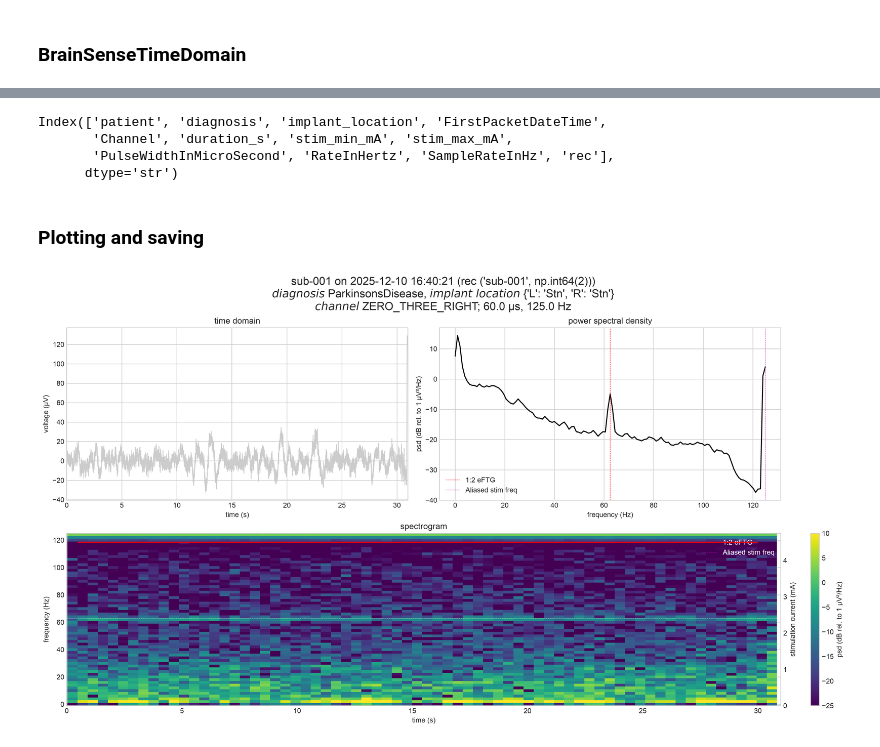
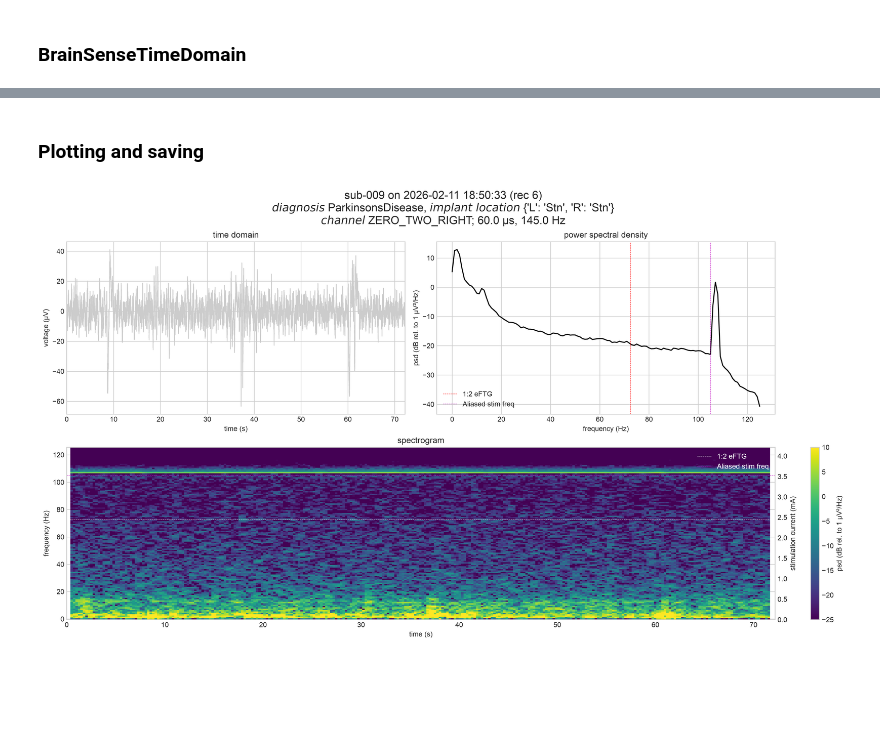
Before and after one commit to aashishcodada/entrained-gamma, a Jupyter notebook: pooled-data.ipynb, the cells around one changed output, grey strips where cells are left out. Cells and saved outputs as stored; diff of their text form; code cells hidden in the pictures; blank space fills up the shorter version.

Commit message:
Plotted new spectrograms plus added spectrum calculation in BSTD creation

```diff
--- a/pooled-data.ipynb
+++ b/pooled-data.ipynb
@@ -291,33 +319,14 @@ memory usage: 443.5+ KB
-# %%
-# SAVE BSTD
-# bstd.to_csv(f"{DIRECTORY}/brainsensetimedomain.csv")
-bstd_filt = bstd[(bstd.duration_s > 20)].drop(columns='original_sample').reset_index(drop=True)
-bstd_filt['rec'] = bstd_filt.groupby('patient').cumcount()
-
-bstd_abridged = bstd_filt.filter(
-    regex="pat|^First.+Time$|Chan|dur|Rate|diag|impl|Width|rec"
-).iloc[:, [0, 3, 4, 1, 2, -2, -4, -3, -5, -1]]
-bstd_abridged.insert(6, 'stim_min_mA', bstd_filt.stim_mA.map(min))
-bstd_abridged.insert(7, 'stim_max_mA', bstd_filt.stim_mA.map(max))
-# bstd_abridged.to_csv(f"{DIRECTORY}/recordings.csv", index=False, date_format="%m/%d/%y %H:%M")
-
-bstd_abridged.columns
-# %% [output]
-Index(['patient', 'diagnosis', 'implant_location', 'FirstPacketDateTime',
-       'Channel', 'duration_s', 'stim_min_mA', 'stim_max_mA',
-       'PulseWidthInMicroSecond', 'RateInHertz', 'SampleRateInHz', 'rec'],
-      dtype='str')
 # %% [markdown]
 ### Plotting and saving
 # %%
-def plot_sample(sample: pd.Series, vmin=-40, vmax=10):
+def plot_sample(sample:pd.Series, vmin, vmax):
     """
     Plot a BrainSenseTimeDomain sample with its time-domain signal, spectrogram, and stimulation current.
     """
-    recid = sample.name if isinstance(sample, pd.Series) else sample.Index
-
-    time = (sample.time_ms - sample.time_ms[0]) / 1000  # convert to seconds, relative to the first sample
-    time_stim = (sample.stim_time_ms - sample.time_ms[0]) / 1000 # same for stim times
+    time_convert = lambda t: (t-sample.time_ms[0])/1000
+    time = time_convert(sample.time_ms)
+    time_stim = time_convert(sample.stim_time_ms) # same for stim times
+    time_spec = time_convert(sample.spec_time_ms)
     xlim = (0, time[-1])
 
     aliased_stim_freq = np.abs(
@@ -330,7 +339,7 @@ def plot_sample(sample: pd.Series, vmin=-40, vmax=10):
     ax = [fig.add_subplot(i) for i in [gs[0, 0], gs[0, 1], gs[1, :]]]
 
     fig.suptitle(
-        f"{sample.patient} on {sample.SessionDate.date()} {sample.FirstPacketDateTime.strftime('%H:%M:%S')} (rec {recid})\n"
+        f"{sample.patient} on {sample.FirstPacketDateTime.date()} {sample.FirstPacketDateTime.strftime('%H:%M:%S')} (rec {sample.rec})\n"
         f"$diagnosis$ {sample.diagnosis}, $implant\\ location$ {sample.implant_location}\n"
         f"$channel$ {sample.Channel}; {sample.PulseWidthInMicroSecond} µs, {sample.RateInHertz} Hz",
         fontsize=16
@@ -340,21 +349,17 @@ def plot_sample(sample: pd.Series, vmin=-40, vmax=10):
     plt.gca().set(xlabel='time (s)', ylabel="voltage (µV)", xlim=xlim, title='time domain')
 
     plt.sca(ax[1])
-    f, Pxx = sig.welch(sample.TimeDomainData, fs=sample.SampleRateInHz)
-    plt.plot(f, 10*np.log10(Pxx), c='k')
+    plt.plot(sample.spec_freq_hz, 10*np.log10(sample.spectrum), c='k')
     plt.axvline(sample.RateInHertz/2, ls="--", c="r", lw=0.5, label="1:2 eFTG")
     plt.axvline(aliased_stim_freq, ls="--", c="m", lw=0.5, label="Aliased stim freq")
     plt.gca().set(xlabel='frequency (Hz)', ylabel='psd (dB rel. to 1 µV²/Hz)', title='power spectral density')
     plt.legend()
 
     plt.sca(ax[2])
-    plot_spectrogram(
-        sample.TimeDomainData, fs=sample.SampleRateInHz, nperseg=125, noverlap=None,
-        vmin=vmin, vmax=vmax, shading="nearest", cmap='viridis'
-    )
+    plot_spectrogram(time_spec, sample.spec_freq_hz, sample.spectrogram, vmin=vmin, vmax=vmax, shading="nearest", cmap='viridis')
     plt.axhline(sample.RateInHertz/2, ls="--", c="w", lw=0.5, label="1:2 eFTG")
     plt.axhline(aliased_stim_freq, ls="--", c="m", lw=0.5, label="Aliased stim freq")
-    plt.legend(labelcolor="w")
+    plt.legend(labelcolor="w", loc='upper right')
     plt.gca().set(xlabel="time (s)", ylabel="frequency (Hz)", xlim=xlim, title='spectrogram')
 
     plt.sca(plt.gca().twinx())
@@ -363,11 +368,11 @@ def plot_sample(sample: pd.Series, vmin=-40, vmax=10):
     plt.ylim(0, None)
     plt.grid(False)
 # %%
-bstd_plot = bstd_filt.set_index(['patient', 'rec'], drop=False)
-rec = bstd_plot.loc[('sub-001', 2)].copy(deep=True)
+bstd_plot = bstd.set_index(['patient', 'rec'], drop=False)
+rec = bstd_plot.loc[('sub-009', 6)].copy(deep=True)
 # rec.stim_mA = rec.stim_mA * 0
 plot_sample(rec, vmin=-25, vmax=10)
 # %% [output]
-[figure, old version]
+[figure, new version]
 # %%
 # save
```
Also changed, not shown: parts of 5 cells of this notebook, 4 other files.
